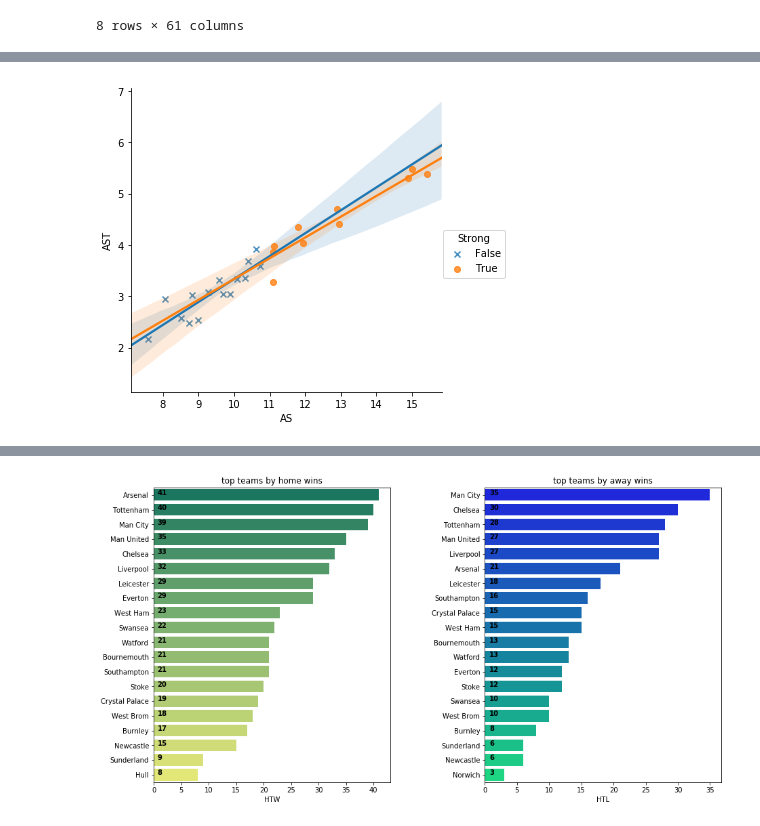
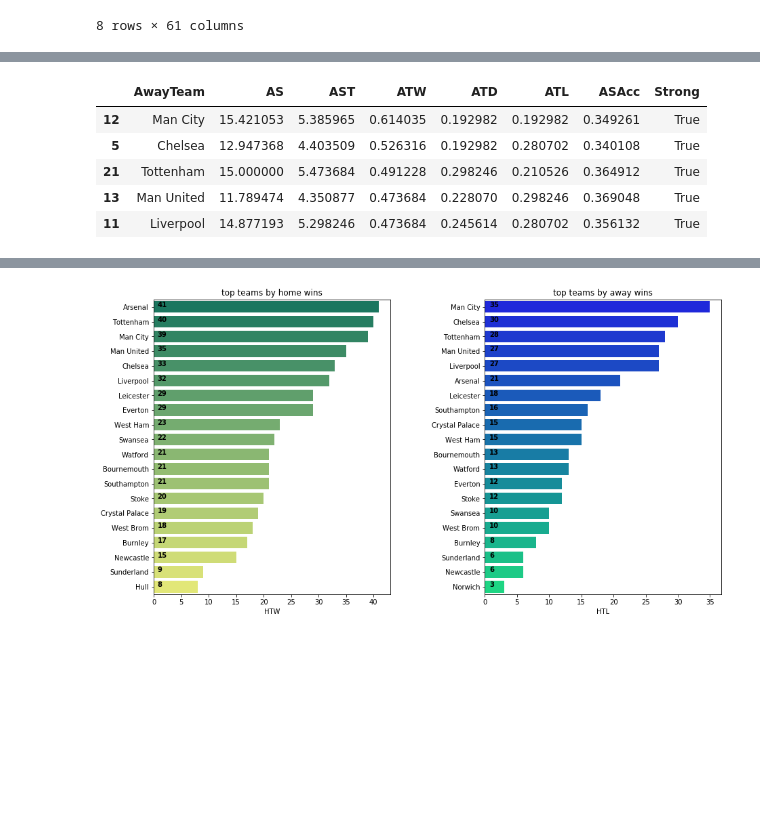
Before and after one commit to sunghoonhong/foot-ball-analysis, a Jupyter notebook: Untitled1.ipynb, the cells around one changed output, grey strips where cells are left out. Cells and saved outputs as stored; diff of their text form; code cells hidden in the pictures; blank space fills up the shorter version.

```diff
--- a/Untitled1.ipynb
+++ b/Untitled1.ipynb
@@ -39,10 +43,16 @@ plt.show()
-# %%
-group = df[['AwayTeam','AS','AST','HTL']].groupby(df['AwayTeam'])
-shotDfHome = group.mean().reset_index()
-shotDfHome["ASAcc"] = shotDfHome['AST'] / shotDfHome['AS']
-shotDfHome["Strong"] = shotDfHome['HTL'] >= 0.25
-shotDfHome = shotDfHome.sort_values(by="HTL",ascending=False)
-sns.lmplot(x="AS", y="AST", data=shotDfHome, hue='Strong',markers=["x", "o"])
-plt.show()
-# %% [output]
-[figure, removed]
+# %%
+group = df[['AwayTeam','AS','AST','HTW','HTD','HTL']].groupby(df['AwayTeam'])
+teamDfAway = group.mean().reset_index()
+teamDfAway.columns = ['AwayTeam','AS','AST','ATL','ATD','ATW']
+teamDfAway = teamDfAway[['AwayTeam','AS','AST','ATW','ATD','ATL']]
+teamDfAway["ASAcc"] = teamDfAway['AST'] / teamDfAway['AS']
+teamDfAway["Strong"] = teamDfAway['ATW'] >= 0.292105
+
+teamDfAway.head()
+# %% [output]
+|  | AwayTeam | AS | AST | ATW | ATD | ATL | ASAcc | Strong |
+| 12 | Man City | 15.421053 | 5.385965 | 0.614035 | 0.192982 | 0.192982 | 0.349261 | True |
+| 5 | Chelsea | 12.947368 | 4.403509 | 0.526316 | 0.192982 | 0.280702 | 0.340108 | True |
+| 21 | Tottenham | 15.000000 | 5.473684 | 0.491228 | 0.298246 | 0.210526 | 0.364912 | True |
+| 13 | Man United | 11.789474 | 4.350877 | 0.473684 | 0.228070 | 0.298246 | 0.369048 | True |
+| 11 | Liverpool | 14.877193 | 5.298246 | 0.473684 | 0.245614 | 0.280702 | 0.356132 | True |
```
Also changed, not shown: parts of 8 cells of this notebook.
